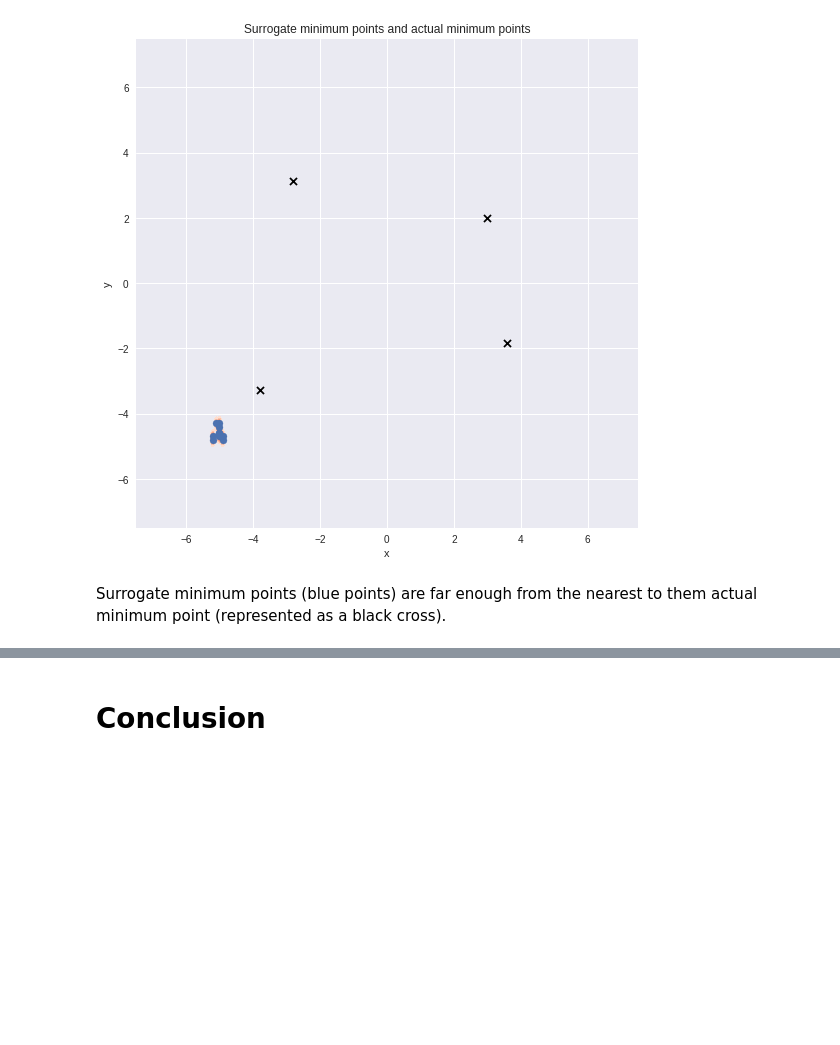
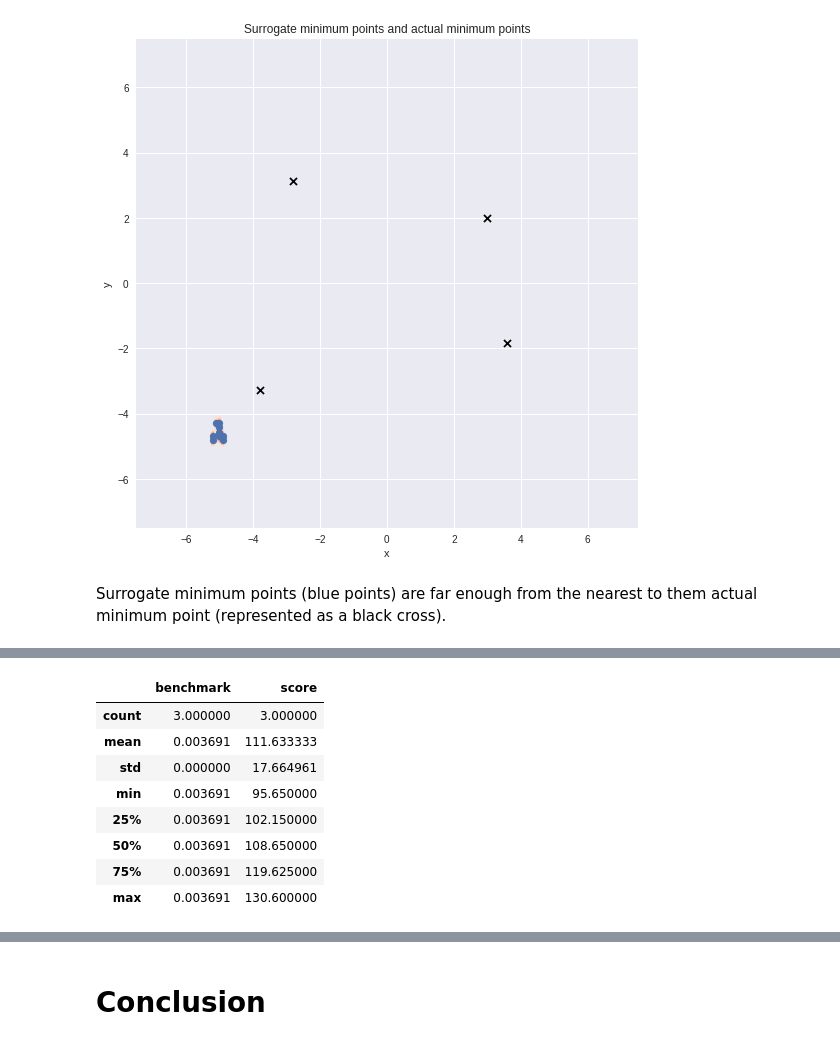
Before and after one commit to Nikolay-Lysenko/presentations, a Jupyter notebook: hard_use_and_abuse/surrogate_modelling_with_neural_networks.ipynb, the cells around one changed output, grey strips where cells are left out. Drawn from its saved outputs; the diff is of its cells as text; code cells hidden in the pictures; blank space fills up the shorter version.

```diff
--- a/hard_use_and_abuse/surrogate_modelling_of_nonconvex_functions.ipynb
+++ b/hard_use_and_abuse/surrogate_modelling_with_neural_networks.ipynb
@@ -406,0 +487,12 @@ Surrogate minimum points (blue points) are far enough from the nearest to them a
+# %%
+df[['benchmark', 'score']].describe()
+# %% [output]
+|  | benchmark | score |
+| count | 3.000000 | 3.000000 |
+| mean | 0.003691 | 111.633333 |
+| std | 0.000000 | 17.664961 |
+| min | 0.003691 | 95.650000 |
+| 25% | 0.003691 | 102.150000 |
+| 50% | 0.003691 | 108.650000 |
+| 75% | 0.003691 | 119.625000 |
+| max | 0.003691 | 130.600000 |
```
Also changed, not shown: parts of 12 cells of this notebook.
